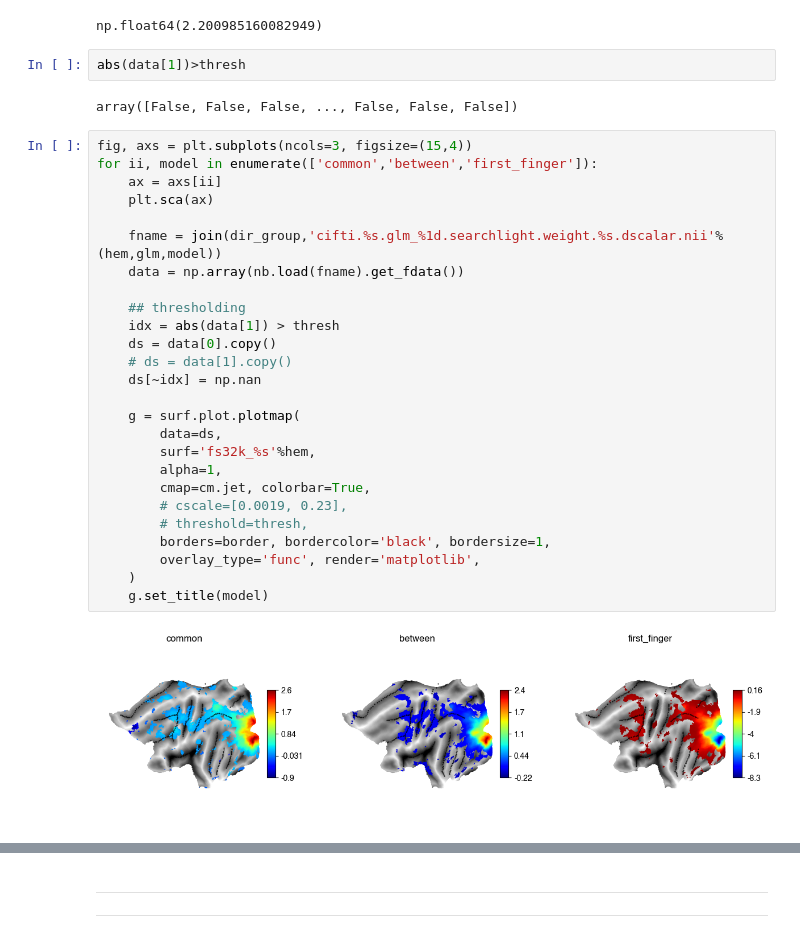
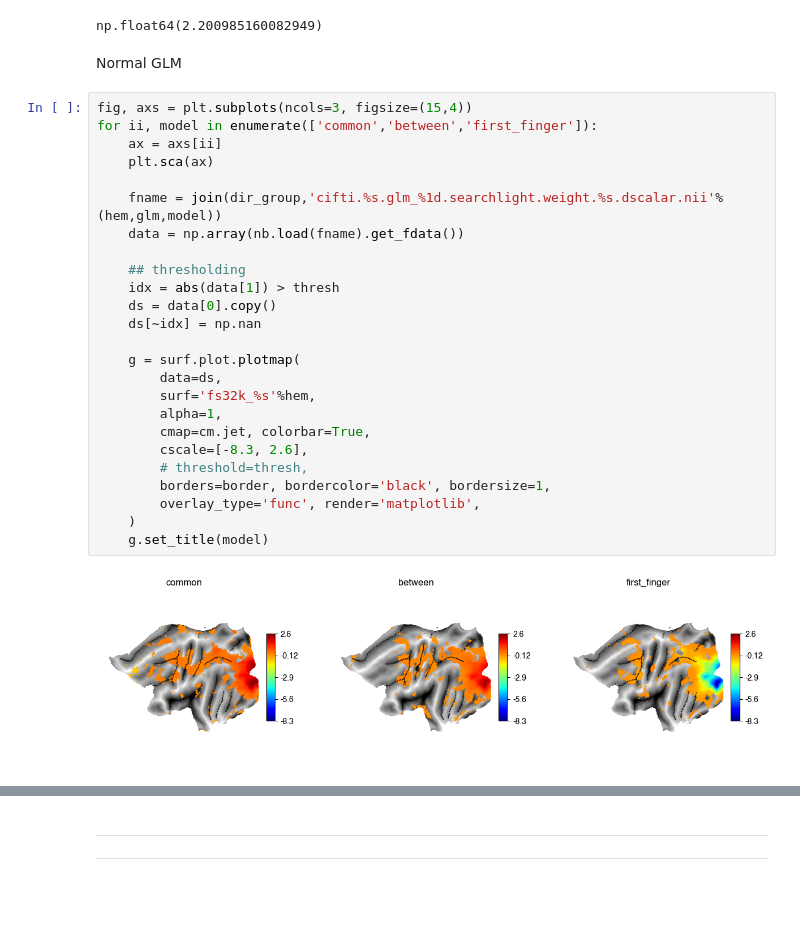
Before and after one commit to psb629/SeqSpatialSupp_fMRI, a Jupyter notebook: Notebook/glmsingle.searchlight.glm1.ipynb, the cells around one changed output, grey strips where cells are left out. Saved outputs shown, nothing was run; the diff lists cells and outputs as text; blank space fills up the shorter version.

```diff
--- a/Notebook/glmsingle.searchlight.glm1.ipynb
+++ b/Notebook/glmsingle.searchlight.glm1.ipynb
@@ -695,36 +716,33 @@ thresh = sstat.convert_alpha_to_tval(alpha=0.05, df=len(list_sn)-1, alternative=
 thresh
 # %% [output]
 np.float64(2.200985160082949)
-# %%
-abs(data[1])>thresh
-# %% [output]
-array([False, False, False, ..., False, False, False])
-# %%
-fig, axs = plt.subplots(ncols=3, figsize=(15,4))
-for ii, model in enumerate(['common','between','first_finger']):
-    ax = axs[ii]
-    plt.sca(ax)
-
-    fname = join(dir_group,'cifti.%s.glm_%1d.searchlight.weight.%s.dscalar.nii'%(hem,glm,model))
-    data = np.array(nb.load(fname).get_fdata())
-
-    ## thresholding
-    idx = abs(data[1]) > thresh
-    ds = data[0].copy()
-    # ds = data[1].copy()
-    ds[~idx] = np.nan
-
-    g = surf.plot.plotmap(
-        data=ds,
-        surf='fs32k_%s'%hem,
-        alpha=1,
-        cmap=cm.jet, colorbar=True,
-        # cscale=[0.0019, 0.23],
-        # threshold=thresh,
-        borders=border, bordercolor='black', bordersize=1,
-        overlay_type='func', render='matplotlib',
-    )
-    g.set_title(model)
-# %% [output]
-[figure, removed]
+# %% [markdown]
+Normal GLM
+# %%
+fig, axs = plt.subplots(ncols=3, figsize=(15,4))
+for ii, model in enumerate(['common','between','first_finger']):
+    ax = axs[ii]
+    plt.sca(ax)
+
+    fname = join(dir_group,'cifti.%s.glm_%1d.searchlight.weight.%s.dscalar.nii'%(hem,glm,model))
+    data = np.array(nb.load(fname).get_fdata())
+
+    ## thresholding
+    idx = abs(data[1]) > thresh
+    ds = data[0].copy()
+    ds[~idx] = np.nan
+
+    g = surf.plot.plotmap(
+        data=ds,
+        surf='fs32k_%s'%hem,
+        alpha=1,
+        cmap=cm.jet, colorbar=True,
+        cscale=[-8.3, 2.6],
+        # threshold=thresh,
+        borders=border, bordercolor='black', bordersize=1,
+        overlay_type='func', render='matplotlib',
+    )
+    g.set_title(model)
+# %% [output]
+[figure, added]
 # %%
```
Also changed, not shown: parts of 9 cells of this notebook.
